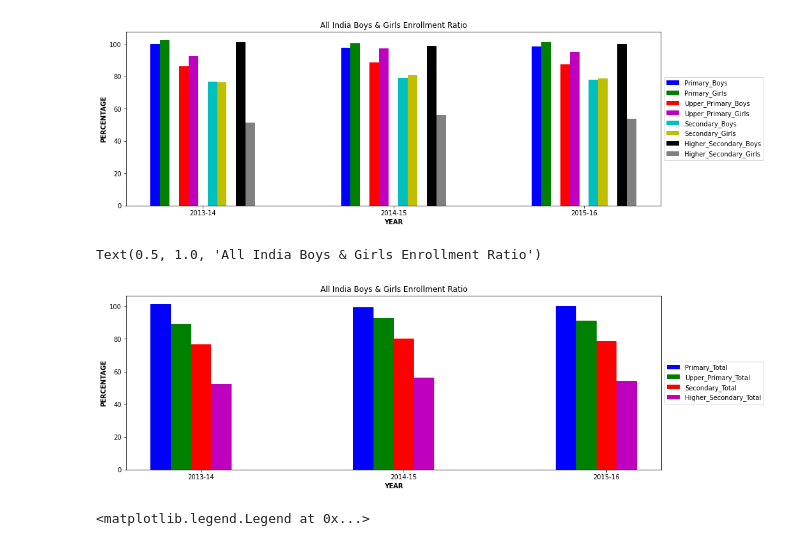
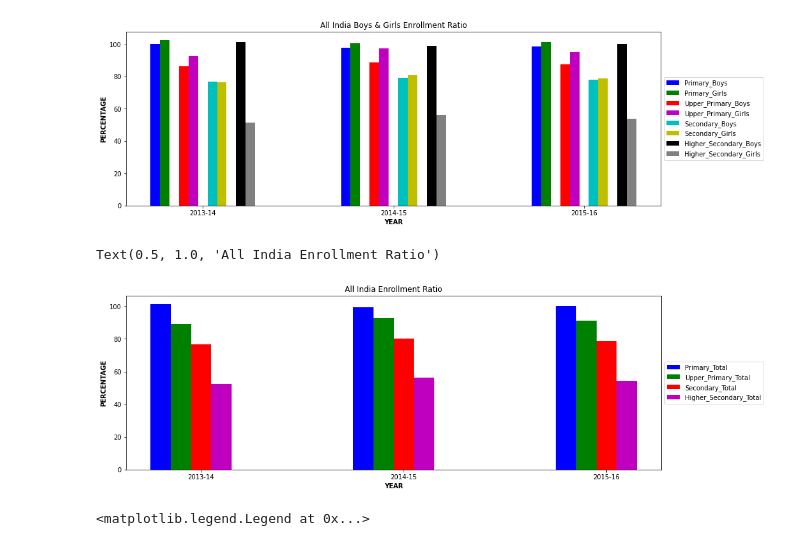
Before and after one commit to zaid-kamil/Indian-School-Management-Statistics-Analysis, a Jupyter notebook: data_analysis/analysis.ipynb, the cells around one changed output. Drawn from its saved outputs; the diff is of its cells as text; code cells hidden in the pictures.

```diff
--- a/data_analysis/analysis.ipynb
+++ b/data_analysis/analysis.ipynb
@@ -325,22 +325,22 @@ Text(0.5, 1.0, 'All India Boys & Girls Enrollment Ratio')
 # %%
 X = np.arange(3)
 fig = plt.subplots(figsize =(15,5))
 plt.bar(X + 0.00, enroll1['Primary_Total'], color = 'b', width = 0.10, label='Primary_Total')
 plt.bar(X + 0.10, enroll1['Upper_Primary_Total'], color = 'g', width = 0.10,label = 'Upper_Primary_Total')
 plt.bar(X + 0.20, enroll1['Secondary_Total'], color = 'r', width = 0.10,label='Secondary_Total')
 plt.bar(X + 0.30, enroll1['Higher_Secondary_Total'], color = 'm', width = 0.10,label='Higher_Secondary_Total')
 
 
 plt.legend(['Primary_Total','Upper_Primary_Total','Secondary_Total','Higher_Secondary_Total'], loc='center left',bbox_to_anchor=(1, 0.5))
 plt.xlabel('YEAR', fontweight ='bold')
 plt.ylabel('PERCENTAGE', fontweight ='bold')
 plt.xticks([r + 0.20 for r in range(0,3)],
            ['2013-14', '2014-15', '2015-16'])
-plt.title('All India Boys & Girls Enrollment Ratio')
+plt.title('All India Enrollment Ratio')
 #plt.show()
 # %% [output]
-Text(0.5, 1.0, 'All India Boys & Girls Enrollment Ratio')
+Text(0.5, 1.0, 'All India Enrollment Ratio')
-[figure, old version]
+[figure, new version]
 # %%
 f = enroll.loc[enroll['Year'] == '2013-14']
 g = enroll.loc[enroll['Year'] == '2014-15']
```
Also changed, not shown: 1 other file.
